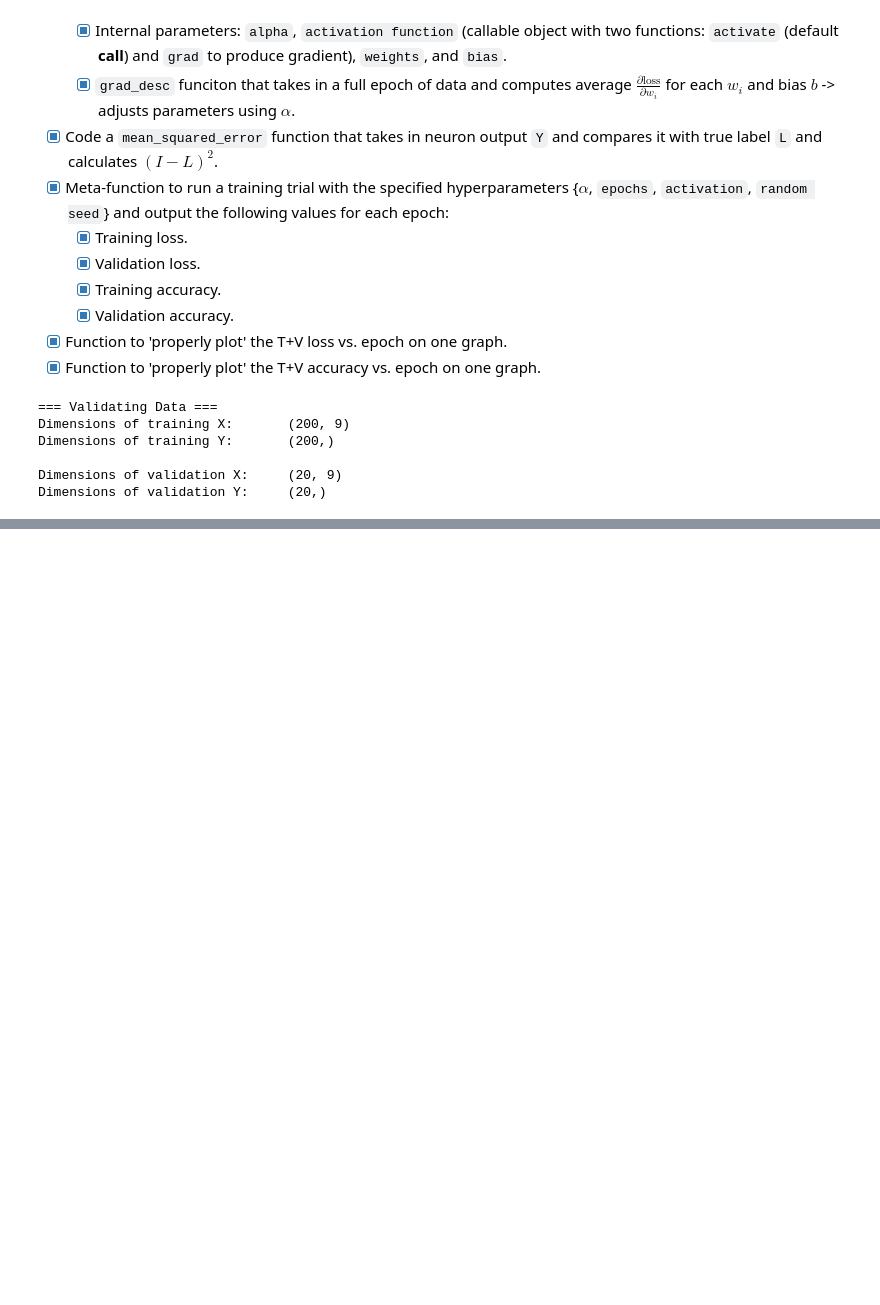
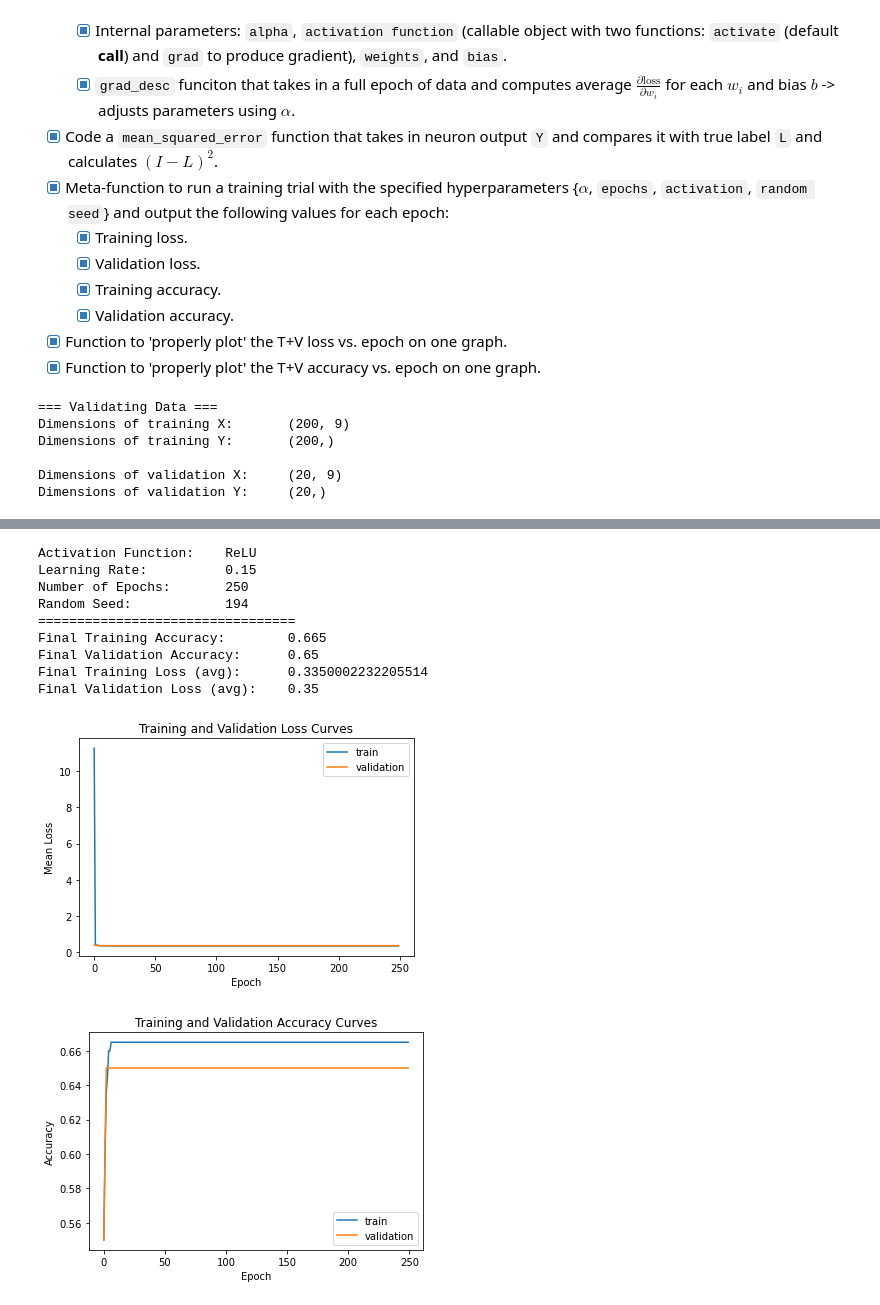
Before and after one commit to amanb2000/Machine_Intelligence_Intro, a Jupyter notebook: 02/part1.ipynb, the cells around one changed output, grey strips where cells are left out. Saved outputs shown, nothing was run; the diff lists cells and outputs as text; code cells hidden in the pictures; blank space fills up the shorter version.

```diff
--- a/02/part1.ipynb
+++ b/02/part1.ipynb
@@ -257,0 +558,35 @@ get_report(activation_func, num_epochs=200, alpha=0.01, rand_seed=0, plot=True):
+# %%
+"""
+=== PART 6.2.2: Learning Rate is Too High! ===
+
+REQUESTED:
+* __Properly labelled__ loss and accuracy plots vs. epoch.
+* Nine weights displayed via `dispKernel` function.
+
+EXECUTION:
+* We select alpha:      10
+* Reasonable other values:
+    * epochs:           250
+    * activ. func.:     ReLU
+    * random_seed:      194
+"""
+
+epochs = 250
+alpha = .15
+random_seed = 194
+
+# Storing 'effects on training and validation accuracy'.
+
+report = get_report(ReLU, num_epochs=epochs, alpha=alpha, rand_seed=random_seed, plot=True, mute=False)
+# %% [output]
+Activation Function:    ReLU
+Learning Rate:          0.15
+Number of Epochs:       250
+Random Seed:            194
+=================================
+Final Training Accuracy:        0.665
+Final Validation Accuracy:      0.65
+Final Training Loss (avg):      0.3350002232205514
+Final Validation Loss (avg):    0.35
+[figure, added]
+[figure, added]
```
Also changed, not shown: parts of 12 cells of this notebook.
